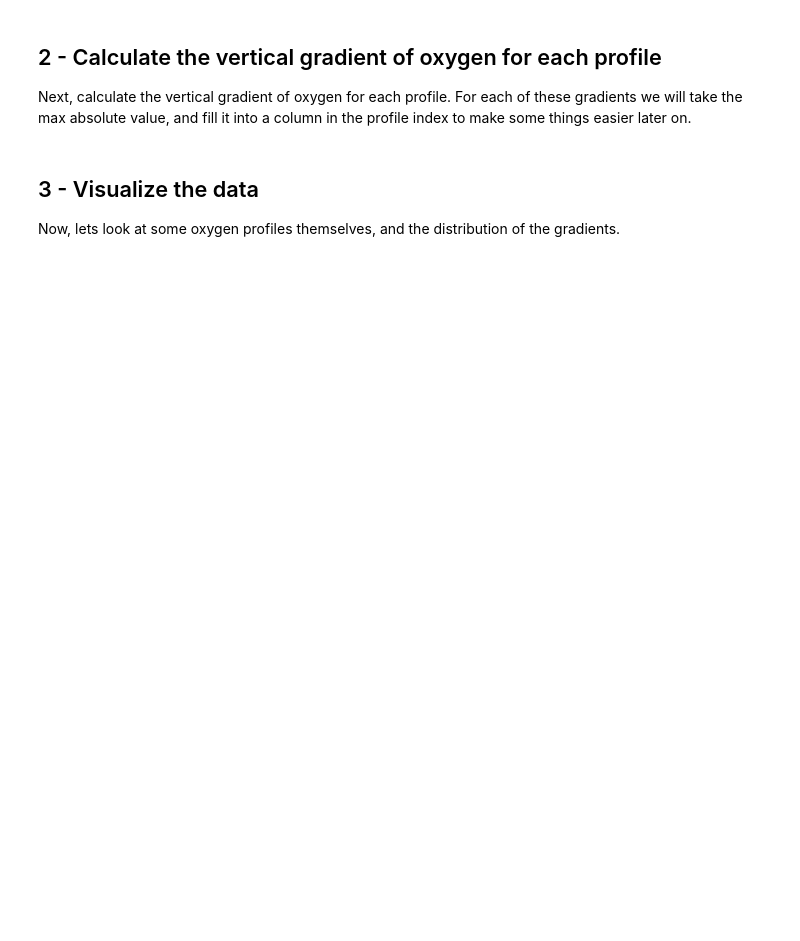
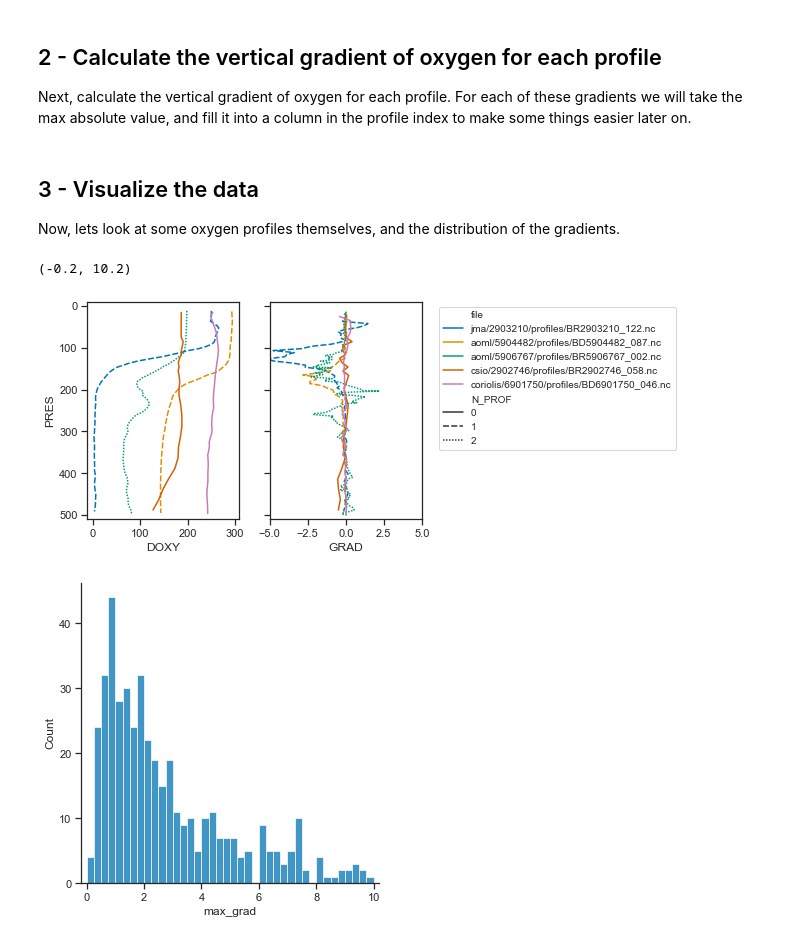
Before and after one commit to cgrdn/admt-doxy-correction, a Jupyter notebook: notebooks/oxygen-gradient-analysis/oxygen-gradient-analysis.ipynb, the cells around one changed output. Saved outputs shown, nothing was run; the diff lists cells and outputs as text; code cells hidden in the pictures; blank space fills up the shorter version.

```diff
--- a/notebooks/oxygen-gradient-analysis/oxygen-gradient-analysis.ipynb
+++ b/notebooks/oxygen-gradient-analysis/oxygen-gradient-analysis.ipynb
@@ -28,7 +28,7 @@ bx = argo.bio_prof.subset_parameter('DOXY').subset_direction('asc')
 bx = bx.subset_date('2016')
 # random subset of N profiles
 N = 500
-bx = bx.iloc[np.unique((np.random.randint(0, bx.shape[0], size=(N,))))]\
+bx = bx.iloc[np.unique(np.random.randint(0, bx.shape[0], size=(N,)))]\
     .reset_index()\
     .drop('index', axis=1)
 # get the data, throw out any missing oxygen
@@ -70,14 +74,18 @@ profs = np.random.randint(0, bx.shape[0], size=(5,))
 # %%
 # plot oxygen profiles
 fig, axes = plt.subplots(1, 2, sharey=True)
 g1 = sns.lineplot(x='DOXY', y='PRES', hue='file', style='N_PROF', data=data.loc[bx.file.iloc[profs]], sort=False, ax=axes[0], legend=False)
 # plot gradient profiles
 g2 = sns.lineplot(x='GRAD', y='PRES', hue='file', style='N_PROF', data=data.loc[bx.file.iloc[profs]], sort=False, ax=axes[1])
 g2.axes.set_ylim((510, -10))
-g2.axes.set_xlim((-4, 4))
+g2.axes.set_xlim((-5, 5))
 g2.axes.legend(fontsize=10, loc=1, bbox_to_anchor=(2.7, 1.0))
 
 # next figure - max gradient distributions
 # note - this is fundamentally flawed until you carefully remove spikes
-g3 = sns.displot(bx.max_grad, bins=np.arange(0, 10, 0.25))
+g3 = sns.displot(bx.max_grad, bins=np.arange(0, 10.25, 0.25))
 g3.ax.set_xlim((-0.2, 10.2))
+# %% [output]
+(-0.2, 10.2)
+[figure, added]
+[figure, added]
```
Also changed, not shown: parts of 2 cells of this notebook.
